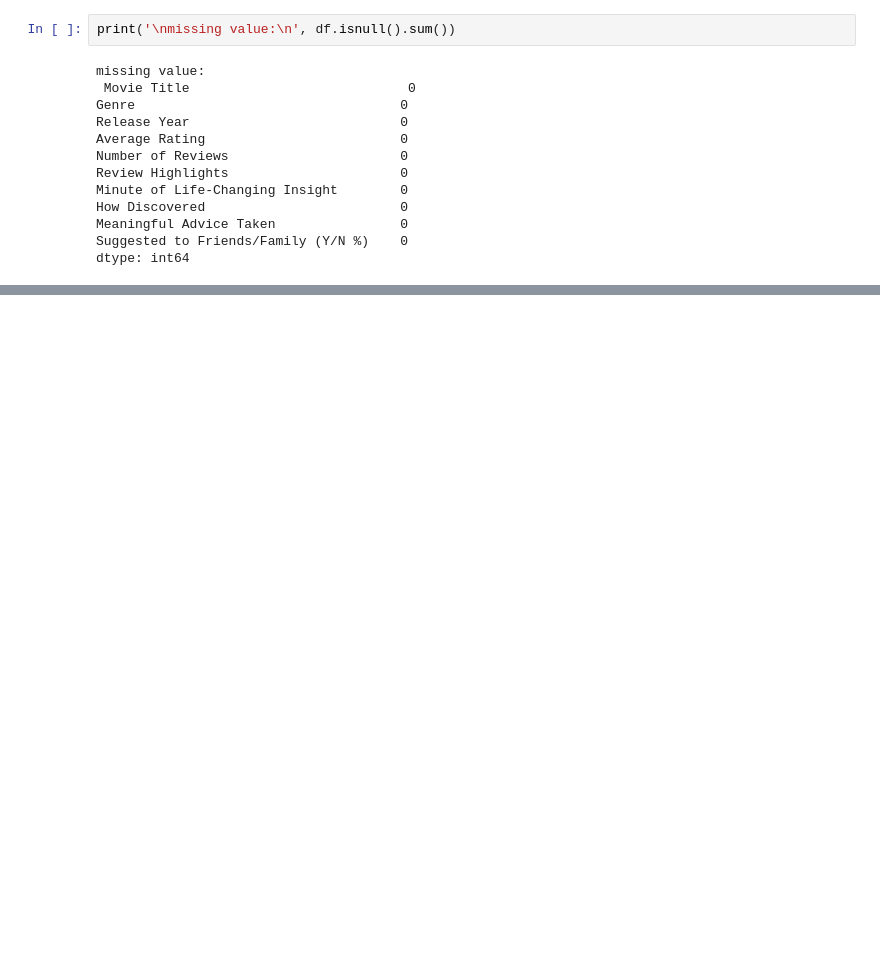
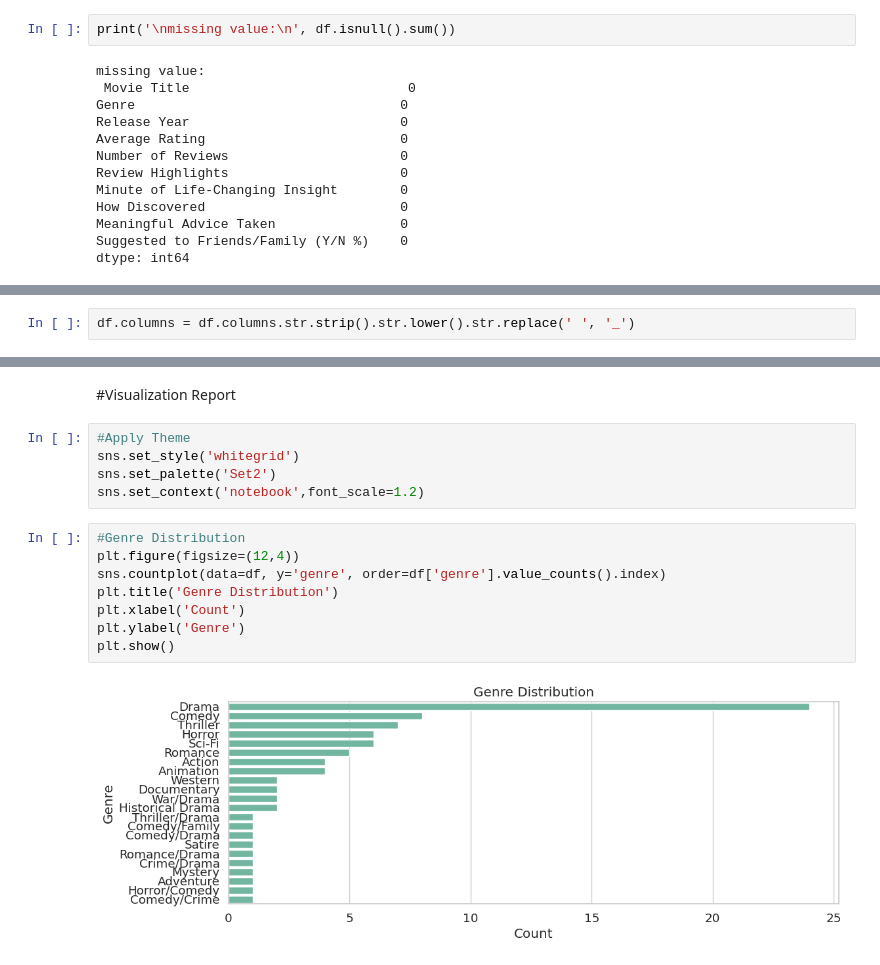
Before and after one commit to NahomJan/Centralized-repository-shipping_calculations, a Jupyter notebook: EDA.ipynb, the cells around one changed output, grey strips where cells are left out. Saved outputs shown, nothing was run; the diff lists cells and outputs as text; blank space fills up the shorter version.

```diff
--- a/EDA.ipynb
+++ b/EDA.ipynb
@@ -78,0 +120,2 @@ dtype: int64
+# %%
+df.columns = df.columns.str.strip().str.lower().str.replace(' ', '_')
@@ -78,0 +142,17 @@ dtype: int64
+# %% [markdown]
+#Visualization Report
+# %%
+#Apply Theme
+sns.set_style('whitegrid')
+sns.set_palette('Set2')
+sns.set_context('notebook',font_scale=1.2)
+# %%
+#Genre Distribution
+plt.figure(figsize=(12,4))
+sns.countplot(data=df, y='genre', order=df['genre'].value_counts().index)
+plt.title('Genre Distribution')
+plt.xlabel('Count')
+plt.ylabel('Genre')
+plt.show()
+# %% [output]
+[figure, added]
```
Also changed, not shown: parts of 10 cells of this notebook.
